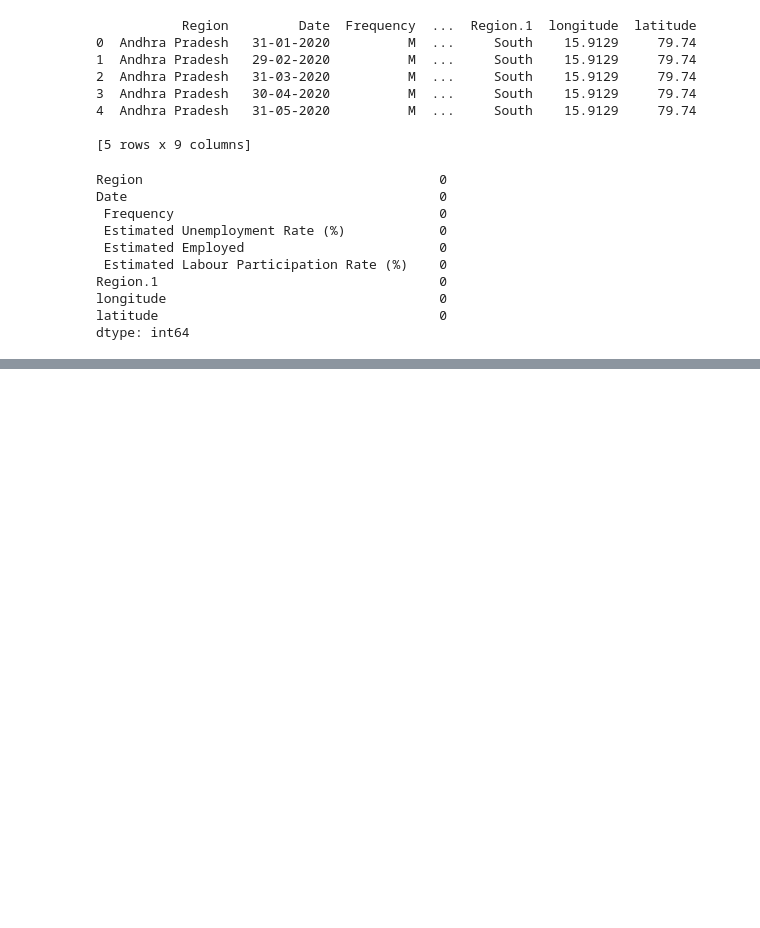
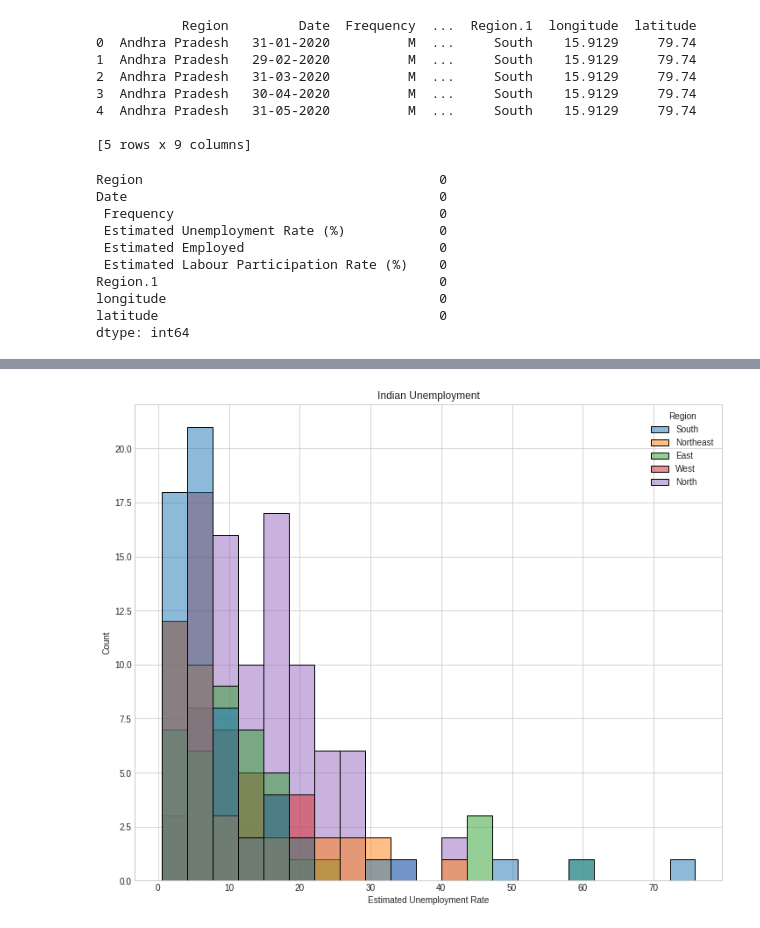
Before and after one commit to UtkarshHere/Unemployment-analysis, a Jupyter notebook: UnemploymentAnalysis.ipynb, the cells around one changed output, grey strips where cells are left out. Drawn from its saved outputs; the diff is of its cells as text; code cells hidden in the pictures; blank space fills up the shorter version.

```diff
--- a/UnemploymentAnalysis.ipynb
+++ b/UnemploymentAnalysis.ipynb
@@ -33,0 +51,8 @@ dtype: int64
+# %%
+
+plt.figure(figsize=(12, 10))
+plt.title("Indian Unemployment")
+sns.histplot(x="Estimated Unemployment Rate", hue="Region", data=data)
+plt.show()
+# %% [output]
+[figure, added]
```
Also changed, not shown: parts of 2 cells of this notebook.
